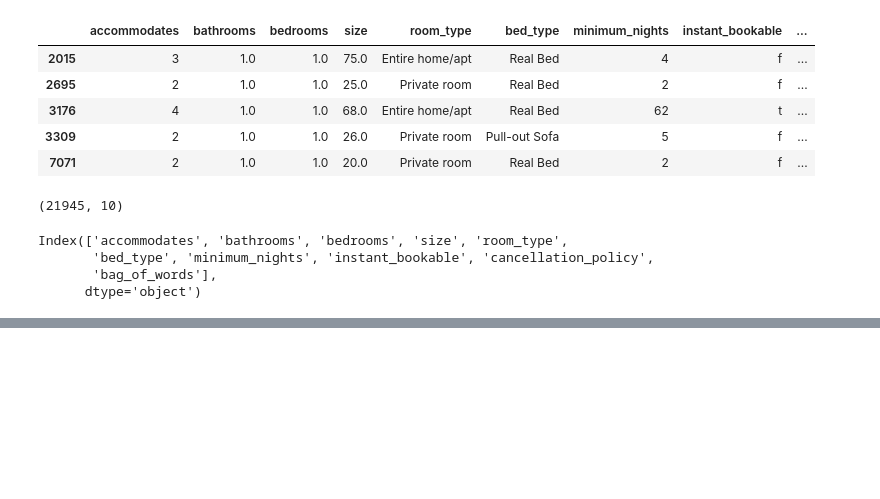
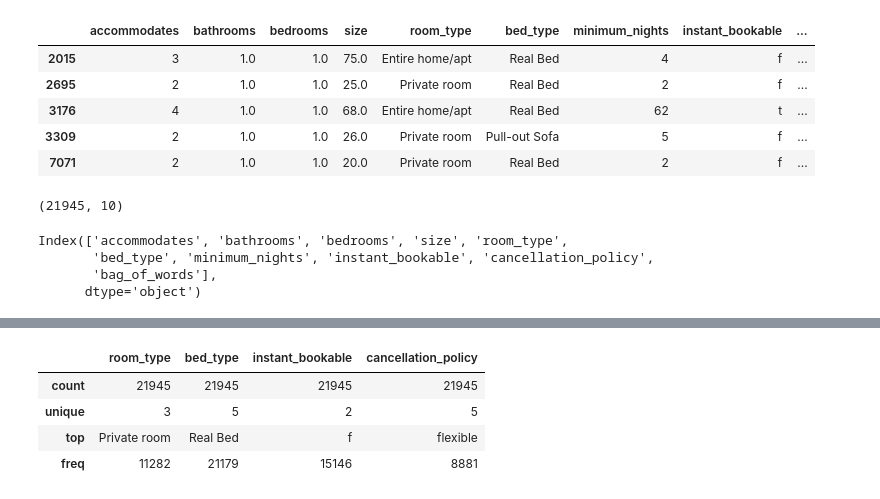
Before and after one commit to tryopti/data-science, a Jupyter notebook: Machine Learning/regression_test2.ipynb, the cells around one changed output, grey strips where cells are left out. Cells and saved outputs as stored; diff of their text form; code cells hidden in the pictures; blank space fills up the shorter version.

```diff
--- a/Machine Learning/regression_test2.ipynb
+++ b/Machine Learning/regression_test2.ipynb
@@ -414,0 +415,8 @@ Name: size, dtype: float64
+# %%
+features[['room_type','bed_type', 'instant_bookable', 'cancellation_policy']].describe()
+# %% [output]
+|  | room_type | bed_type | instant_bookable | cancellation_policy |
+| count | 21945 | 21945 | 21945 | 21945 |
+| unique | 3 | 5 | 2 | 5 |
+| top | Private room | Real Bed | f | flexible |
+| freq | 11282 | 21179 | 15146 | 8881 |
```
Also changed, not shown: parts of 1 cell of this notebook.
